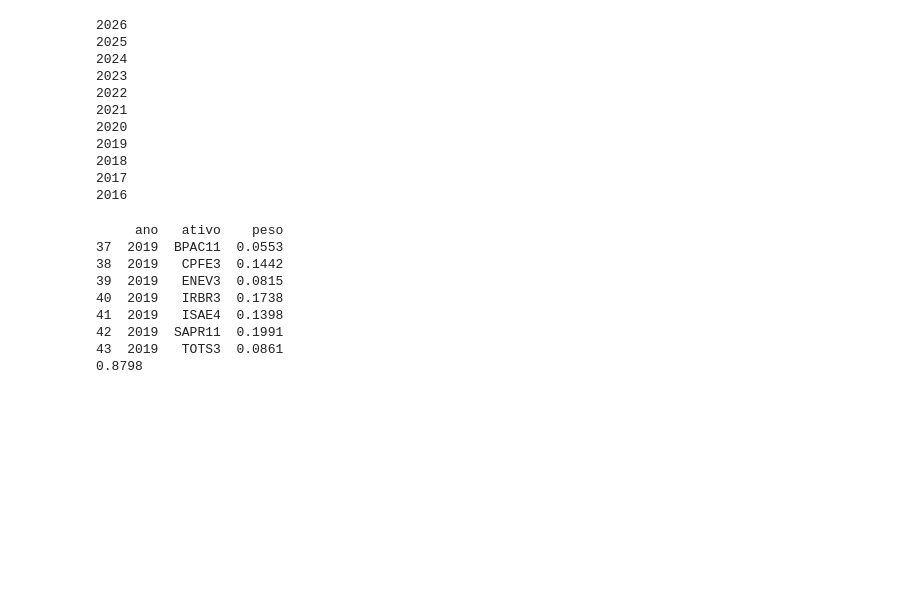
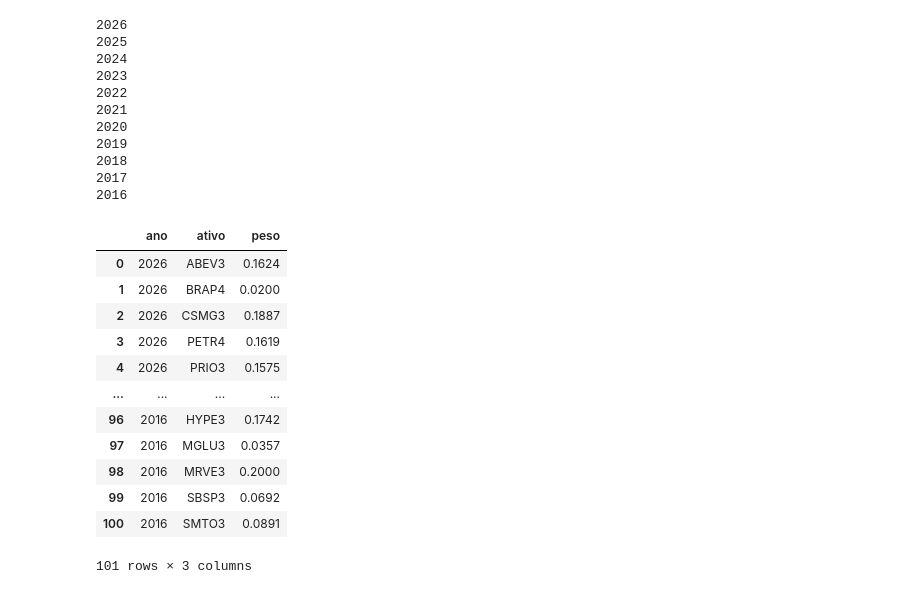
Before and after one commit to JoaoNogaroli/mestrado, a Jupyter notebook: Disciplina-atellier/mestrado/otimizacao_principal_linear_sharpe.ipynb, the cells around one changed output. Cells and saved outputs as stored; diff of their text form; code cells hidden in the pictures; blank space fills up the shorter version.

```diff
--- a/Disciplina-atellier/mestrado/otimizacao_principal_linear_sharpe.ipynb
+++ b/Disciplina-atellier/mestrado/otimizacao_principal_linear_sharpe.ipynb
@@ -101,3 +49,0 @@ res = opt.solve(model,tee=False)
-# %%
-for a in model.ativos:
-    print(a, model.z[a].value/model.k.value)
@@ -122,3 +50,9 @@ for a in model.ativos:
+# %%
+vb_cardinalidade_max = 10
+vb_cardinalidade_min = 10
+vb_peso_maximo = 0.20
+vb_peso_minimo = 0.02
+vb_theta = 0.5
 # %% [markdown]
 ## MODEO FINAL COM TODOS OS ANOS
 # %%
@@ -204,19 +138,19 @@ for an in anos:
 
     #  PESOS MIN MAX
     def pesomin(model,a):
-        return model.z[a] >= 0.02*model.w[a]
+        return model.z[a] >= vb_peso_minimo * model.w[a]
     model.r_pesomin = pyo.Constraint(model.ativos, rule=pesomin)
 
     def pesomax(model,a):
-        return model.z[a] <= model.w[a]
+        return model.z[a] <= vb_peso_maximo * model.w[a]
     model.r_pesomax = pyo.Constraint(model.ativos, rule=pesomax)
 
     #  cardinalidade
     def card_min(model):
-        return sum(model.y[a] for a in model.ativos) >= 10
+        return sum(model.y[a] for a in model.ativos) >= vb_cardinalidade_min
     model.r_cardmin = pyo.Constraint(rule=card_min)
     def card_max(model):
-        return sum(model.y[a] for a in model.ativos) <= 10
+        return sum(model.y[a] for a in model.ativos) <= vb_cardinalidade_max
     model.r_card_max = pyo.Constraint(rule=card_max)
 
     # Restrições Sharpe
@@ -295,7 +229,7 @@ for an in anos:
     print(an)
     for k, v in carteiras_anuais[an]['pesos'].items():
         # print(v)
-        if v >= 0.05 :
+        if v >= vb_peso_minimo:
             linhas.append({'ano': an, 'ativo': k, 'peso': round(v, 4)})
 
 df_portfolios = pd.DataFrame(linhas)
@@ -316,17 +250,19 @@ df_portfolios = pd.DataFrame(linhas)
 2018
 2017
 2016
-# %%
-aaa = 2019
-print(df_portfolios[df_portfolios['ano']==aaa])
-print(df_portfolios[df_portfolios['ano']==aaa]['peso'].sum())
-# %% [output]
-     ano   ativo    peso
-37  2019  BPAC11  0.0553
-38  2019   CPFE3  0.1442
-39  2019   ENEV3  0.0815
-40  2019   IRBR3  0.1738
-41  2019   ISAE4  0.1398
-42  2019  SAPR11  0.1991
-43  2019   TOTS3  0.0861
-0.8798
+# %%
+df_portfolios
+# %% [output]
+|  | ano | ativo | peso |
+| 0 | 2026 | ABEV3 | 0.1624 |
+| 1 | 2026 | BRAP4 | 0.0200 |
+| 2 | 2026 | CSMG3 | 0.1887 |
+| 3 | 2026 | PETR4 | 0.1619 |
+| 4 | 2026 | PRIO3 | 0.1575 |
+| ... | ... | ... | ... |
+| 96 | 2016 | HYPE3 | 0.1742 |
+| 97 | 2016 | MGLU3 | 0.0357 |
+| 98 | 2016 | MRVE3 | 0.2000 |
+| 99 | 2016 | SBSP3 | 0.0692 |
+| 100 | 2016 | SMTO3 | 0.0891 |
+101 rows × 3 columns
```
Also changed, not shown: parts of 7 cells of this notebook, 45 other files.
